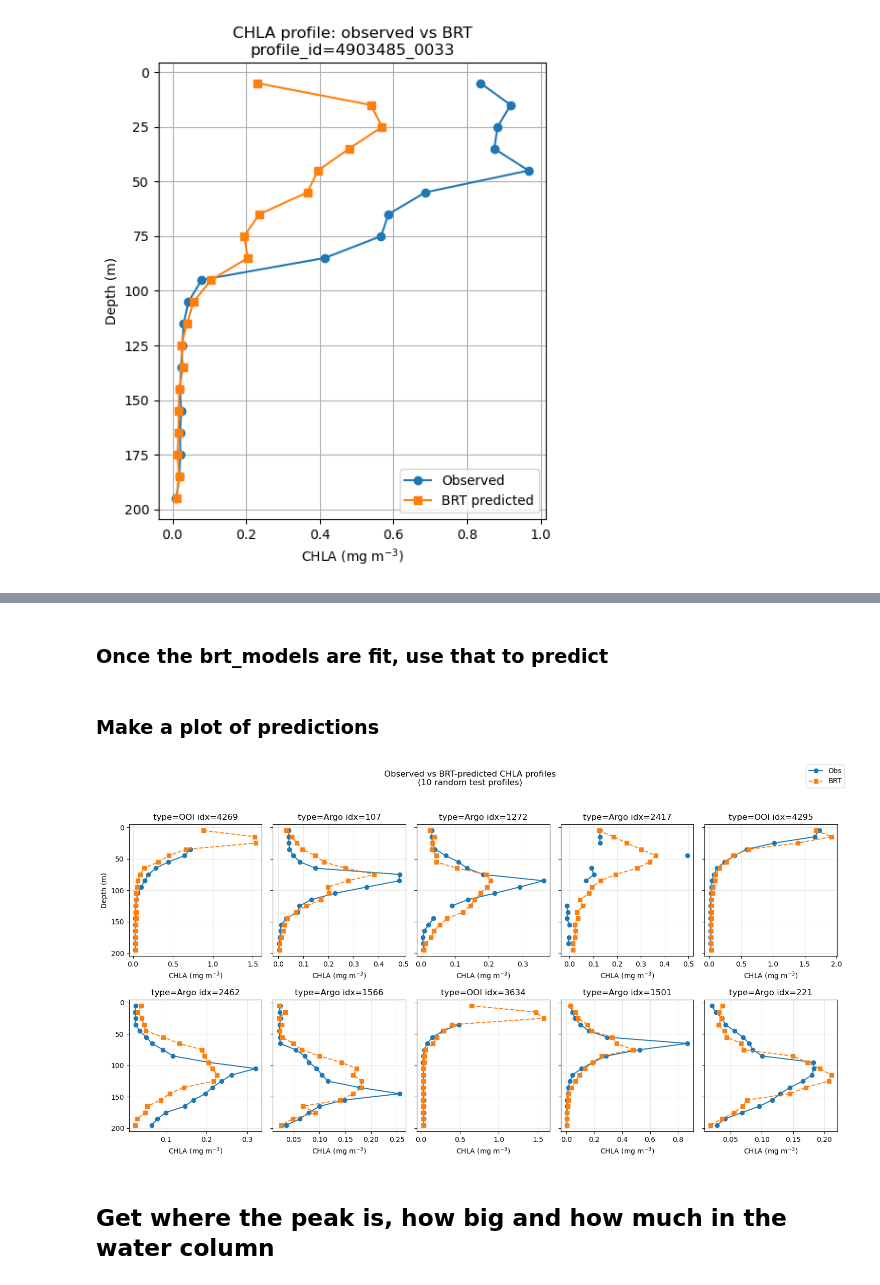
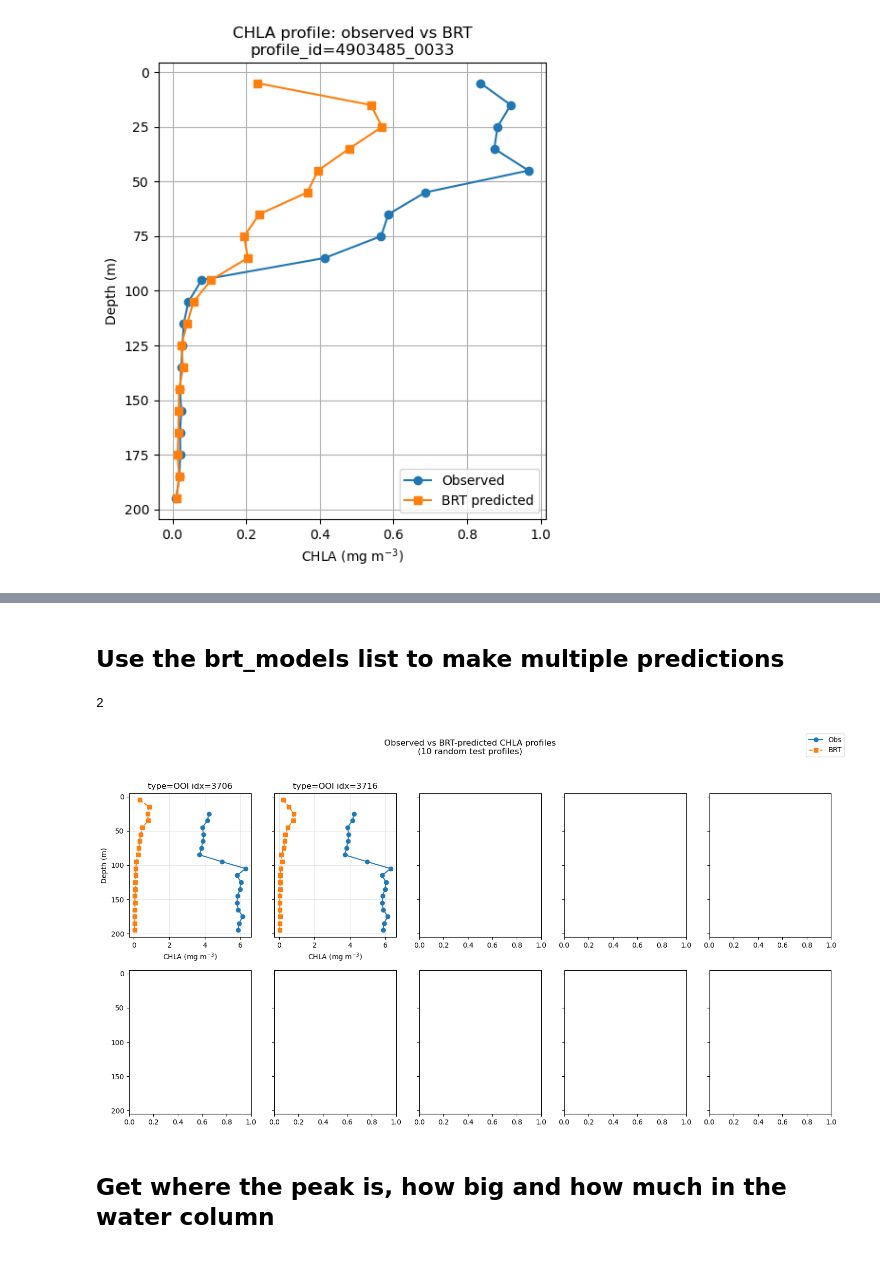
Before and after one commit to fish-pace/chla-z, a Jupyter notebook: BRT_OOI_CHLA.ipynb, the cells around one changed output, grey strips where cells are left out. Cells and saved outputs as stored; diff of their text form; code cells hidden in the pictures.

```diff
--- a/BRT_OOI_CHLA.ipynb
+++ b/BRT_OOI_CHLA.ipynb
@@ -952,0 +1231,19 @@ for c in chl_cols:
+# %%
+# Example loading a bundle and using
+
+bundle = load_ml_bundle("brt_chla_profiles_bundle.zip")
+
+# e.g. R is xr.DataArray(lat, lon, wavelength), consts may vary by use-case
+pred = bundle.predict(
+    R,
+    brt_models=bundle.model,
+    feature_cols=bundle.meta["feature_cols"],
+    consts={"solar_hour": 12.0, "type": 1},
+    time="2024-07-15",
+)
+
+fig, ax = bundle.plot(
+    pred,
+    pred_label="log10 CHLA",
+    z_start=0,         # e.g. 0–10 m bin
+)
@@ -1077,24 +1304,5 @@ for c in chl_cols:
-# %% [markdown]
-### Once the brt_models are fit, use that to predict
-# %%
-def predict_profile_for_row(row, brt_models, chl_cols, depth_centers, extras=["solar_hour"]):
-    """
-    Given one row (Series) and fitted BRTs, return predicted CHLA profile
-    (linear units) across bins.
-    """
-    X_row = row[rrs_cols + extras].to_frame().T
-
-    preds_log10 = []
-    for c in chl_cols:
-        model = brt_models[c]
-        y_log10 = model.predict(X_row)[0]
-        preds_log10.append(y_log10)
-
-    preds_log10 = np.array(preds_log10)
-    preds = 10 ** preds_log10  # back to mg m-3
-    return preds
-# %% [markdown]
-### Make a plot of predictions
+# %% [markdown]
+## Use the brt_models list to make multiple predictions
 # %%
 import matplotlib.pyplot as plt
 import numpy as np
@@ -1104,12 +1312,14 @@ n_profiles = 10
 # 1. Filter test_idx to those with >= 3 non-NaN CHLA bins
 valid_idx = [
     i for i in test_idx
-    if dataset.loc[i, chl_cols].count() >= 10
+#    if dataset.loc[i, chl_cols].count() >= 10
 #    if dataset.loc[i, chl_cols].count() >= 5 and dataset.loc[i, chl_cols].max() >= 1
-#    if dataset.loc[i, chl_cols].count() >= 5 and dataset.loc[i, "CHLA_10_20"].max() >= 2
+#    if dataset.loc[i, chl_cols].count() >= 0 and dataset.loc[i, "CHLA_100_110"].max() >= 1
+    if dataset.loc[i, "CHLA_100_110"] >= 1
 ]
+print(len(valid_idx))
 # 2. Sample from valid_idx with a seed
-#rng = np.random.default_rng(120)
+rng = np.random.default_rng(120)
 n_to_plot = min(n_profiles, len(valid_idx))  # just in case there are fewer than 10
 sample_idx = rng.choice(valid_idx, size=n_to_plot, replace=False)
 
@@ -1137,34 +1347,35 @@ for ax, idx in zip(axes, sample_idx):
     prof_id = row.get("type", idx)
     if prof_id == 0:
         prof_id = "Argo"
     else:
         prof_id = "OOI"
     ax.set_title(f"type={prof_id} idx={idx}")
 
 # turn off any unused axes
 for ax in axes[n_profiles:]:
     ax.axis("off")
 
 # Depth axis settings: 0–200 with a little padding
 min_depth = 0
 max_depth = 200
 pad = 5  # meters
 
 for ax in axes:
     # limits WITH padding, then invert so 0 is at top
     ax.set_ylim(min_depth - pad, max_depth + pad)
     ax.invert_yaxis()
     ax.set_yticks([0, 50, 100, 150, 200])
 
 axes[0].set_ylabel("Depth (m)")
 handles, labels = axes[0].get_legend_handles_labels()
 fig.legend(handles, labels, loc="upper right")
 fig.suptitle("Observed vs BRT-predicted CHLA profiles\n(10 random test profiles)", y=0.98)
 plt.tight_layout(rect=[0, 0, 1, 0.95])
 #plt.savefig("figures/pred_vs_obs_profiles.jpg", dpi=70, bbox_inches="tight")
 plt.show()
 # %% [output]
+2
-[figure, old version]
+[figure, new version]
 # %% [markdown]
 ## Get where the peak is, how big and how much in the water column
 # %%
```
Also changed, not shown: parts of 29 cells of this notebook.
